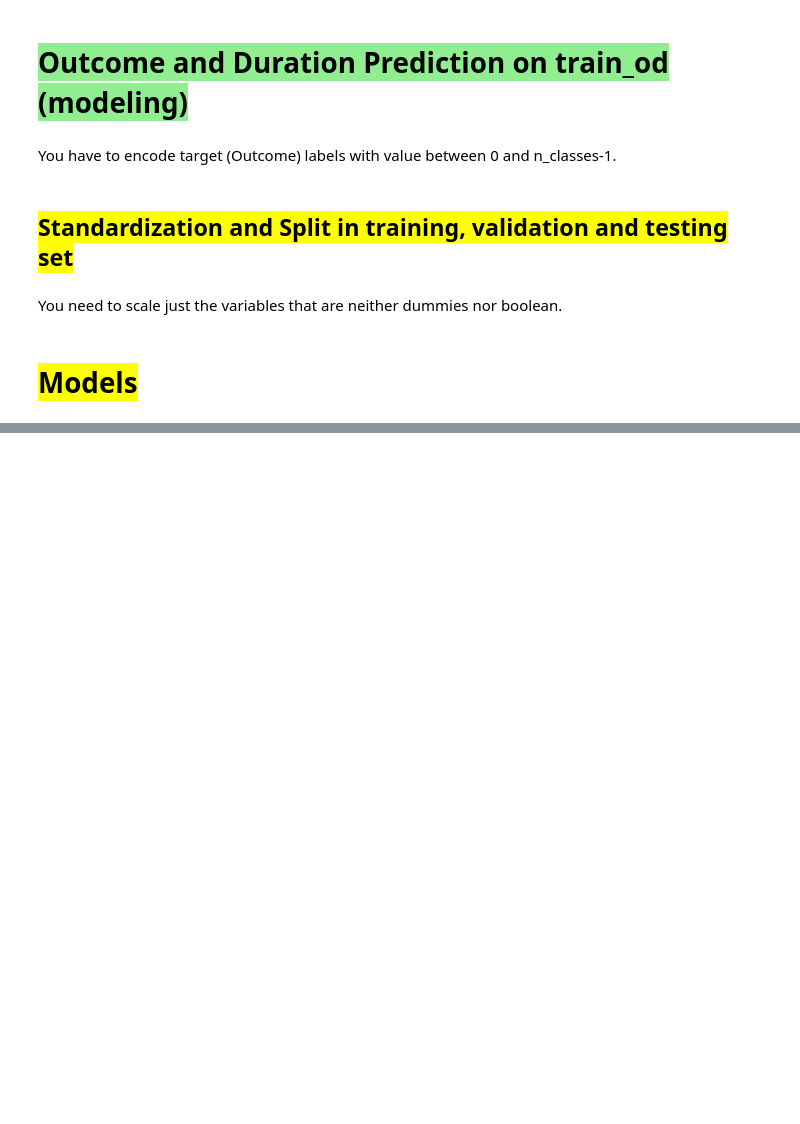
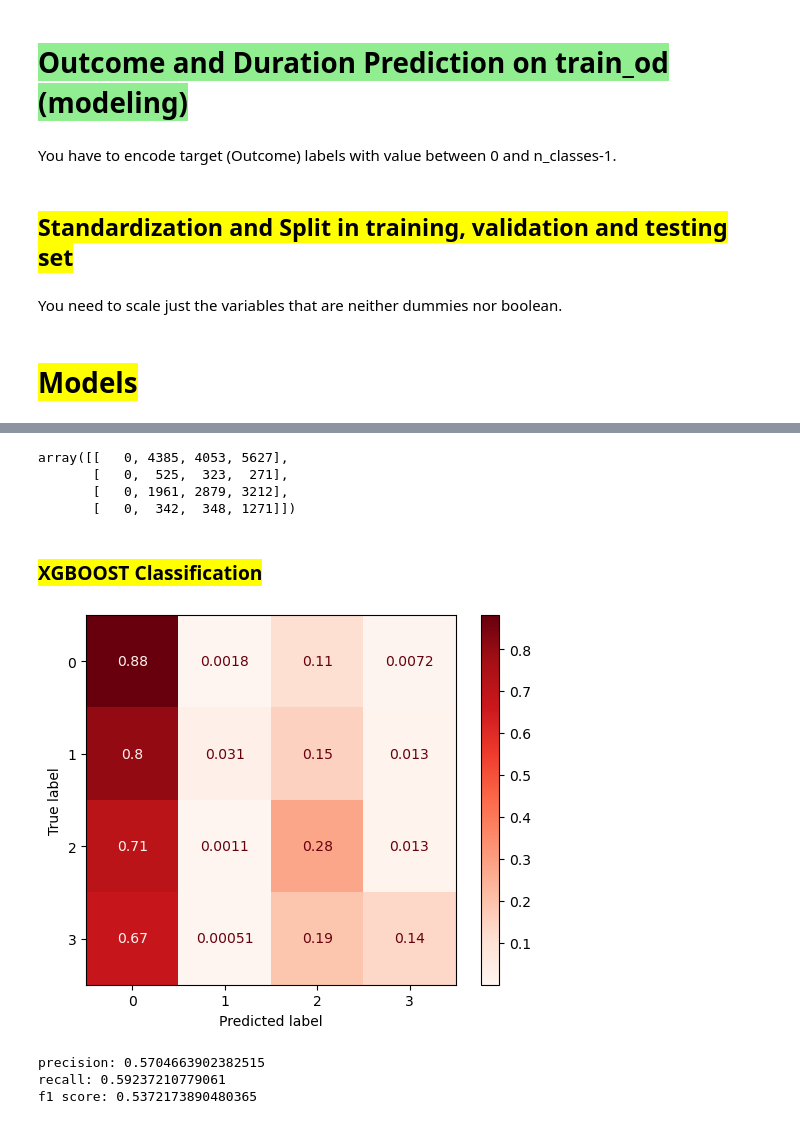
Before and after one commit to AdrianoEttari/EUSTEMA-Challenge, a Jupyter notebook: notebooks/Eustema_models_train_od.ipynb, the cells around one changed output, grey strips where cells are left out. Saved outputs shown, nothing was run; the diff lists cells and outputs as text; code cells hidden in the pictures; blank space fills up the shorter version.

```diff
--- a/notebooks/Eustema_models_train_od.ipynb
+++ b/notebooks/Eustema_models_train_od.ipynb
@@ -47,6 +47,22 @@ X_scaled = std_scale.fit_transform(X_to_scale)
 # %%
 X_scaled_df = pd.DataFrame(X_scaled, columns=[X_to_scale.columns])
 X_scaled_df = pd.concat([X_scaled_df, X_not_to_scale], axis=1)
+# %%
+new_var_names = []
+for var_name in X_scaled_df.columns:
+    if '(' not in var_name:
+        new_var_names.append(var_name)
+    else:
+        new_var_names.append(var_name.replace('(', '').replace(')', '')
+        .replace('\'','').replace(',','').replace('"',''))
+new_var_names = []
+for var_name in X_scaled_df.columns:
+    if type(var_name) != tuple:
+        new_var_names.append(var_name)
+    else:
+        new_var_names.append(var_name[0])
+
+X_scaled_df = pd.DataFrame(X_scaled_df.values, columns=new_var_names)
 # %%
 X_train_val, X_test, y_train_val, y_test = train_test_split(X_scaled_df, y, random_state=0,
                                                             test_size=0.1)
@@ -140,0 +163,9 @@ for i in range(start_point,end_point):
+# %%
+confusion_matrix(y_test_Outcome, y_pred_Outcome_rnd_for)
+# %% [output]
+array([[   0, 4385, 4053, 5627],
+       [   0,  525,  323,  271],
+       [   0, 1961, 2879, 3212],
+       [   0,  342,  348, 1271]])
+# %% [markdown]
+### <a style=background:yellow;color:black> XGBOOST Classification </a>
@@ -140,0 +180,23 @@ for i in range(start_point,end_point):
+# %%
+xgb_class = xgboost.XGBClassifier(n_estimators = 300,random_state = 42,eval_metric = 'merror')
+xgb_class.fit(X_train,y_train_Outcome,eval_set = [(X_val,y_val_Outcome)],early_stopping_rounds = 15)
+# %%
+import matplotlib.pyplot as plt
+from sklearn.metrics import ConfusionMatrixDisplay
+y_pred_Outcome_xgb = xgb_class.predict(X_test)
+ConfusionMatrixDisplay.from_predictions(y_test_Outcome,y_pred_Outcome_xgb, normalize = "true", cmap = "Reds")
+plt.show()
+# %% [output]
+[figure, added]
+# %%
+f1_xgb = f1_score(y_test_Outcome, y_pred_Outcome_xgb,average = 'weighted')
+precision_xgb = precision_score(y_test_Outcome,y_pred_Outcome_xgb,average = 'weighted')
+recall_xgb = recall_score(y_test_Outcome,y_pred_Outcome_xgb,average ='weighted')
+
+print("precision:", precision_xgb)
+print("recall:", recall_xgb)
+print("f1 score:", f1_xgb)
+# %% [output]
+precision: 0.5704663902382515
+recall: 0.59237210779061
+f1 score: 0.5372173890480365
```
Also changed, not shown: parts of 58 cells of this notebook.
